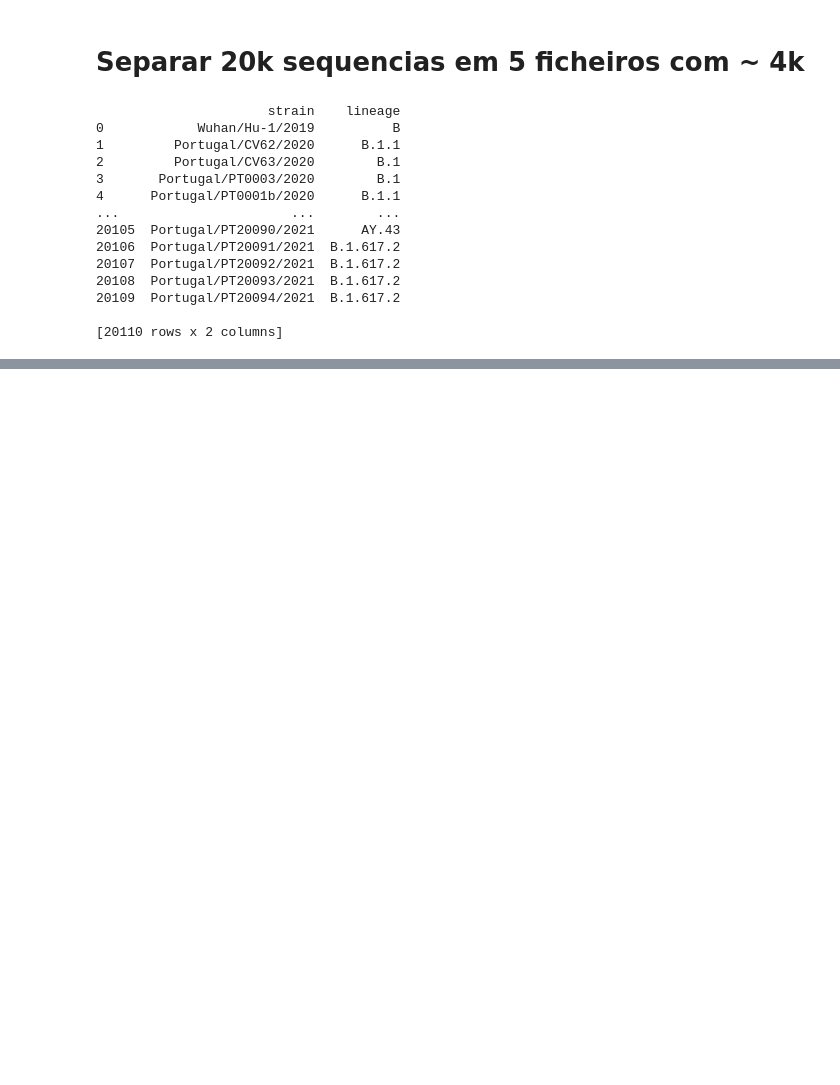
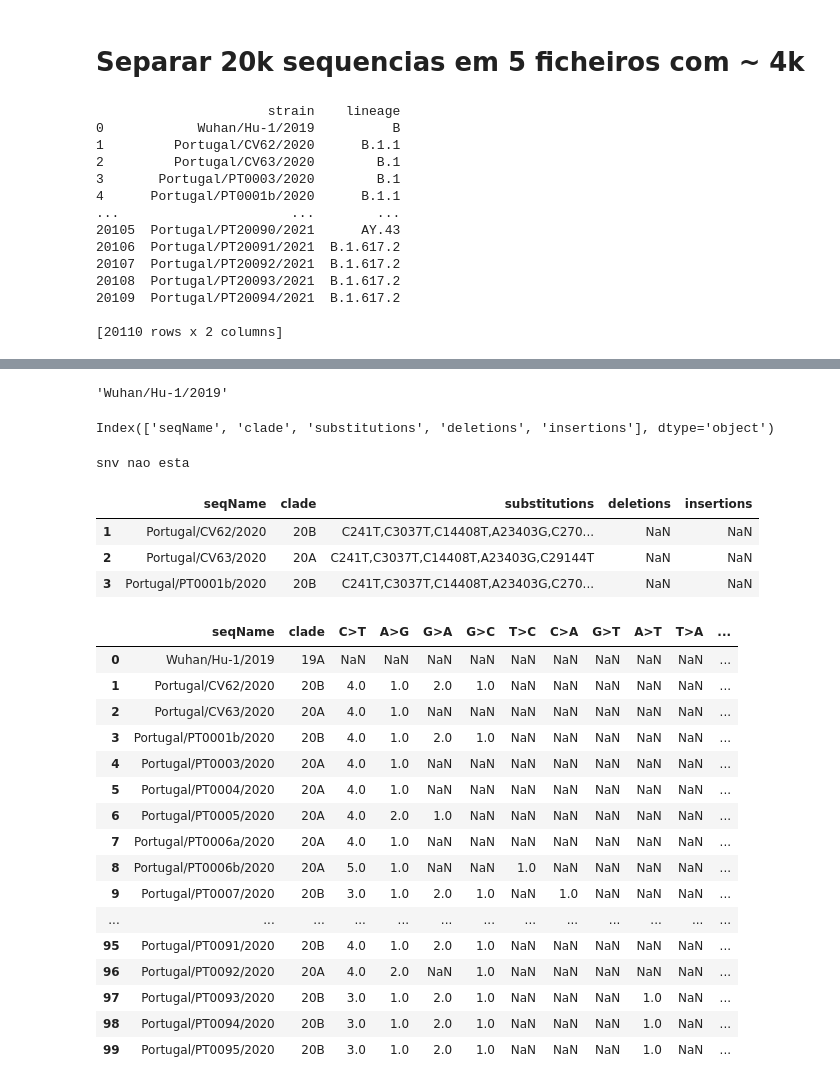
Before and after one commit to Rafael-Silva-Oliveira/FEM, a Jupyter notebook: Python/Dados.ipynb, the cells around one changed output, grey strips where cells are left out. Cells and saved outputs as stored; diff of their text form; code cells hidden in the pictures; blank space fills up the shorter version.

```diff
--- a/Python/Dados.ipynb
+++ b/Python/Dados.ipynb
@@ -307,0 +367,24 @@ for i in range(1,6):
+# %%
+pca_df.iloc[0]
+# %% [output]
+'Wuhan/Hu-1/2019'
+# %%
+final_df.columns[:]
+# %% [output]
+Index(['seqName', 'clade', 'substitutions', 'deletions', 'insertions'], dtype='object')
+# %%
+pca_df.columns[:]
+
+snv = "test"
+
+if snv not in pca_df.columns[:]:
+	pca_df.insert()
+# %% [output]
+snv nao esta
+# %%
+final_df.iloc[1:4]
+# %% [output]
+|  | seqName | clade | substitutions | deletions | insertions |
+| 1 | Portugal/CV62/2020 | 20B | C241T,C3037T,C14408T,A23403G,C270... | NaN | NaN |
+| 2 | Portugal/CV63/2020 | 20A | C241T,C3037T,C14408T,A23403G,C29144T | NaN | NaN |
+| 3 | Portugal/PT0001b/2020 | 20B | C241T,C3037T,C14408T,A23403G,C270... | NaN | NaN |
@@ -307,0 +397,53 @@ for i in range(1,6):
+# %%
+
+for line in range(1,len(final_df)): #len(final_df)
+	#print("Nova linha ########")
+
+	substitutions = final_df.iloc[line,2] #substitutions vai dando reset a medida que vao atribuindo novos valores. /TODO: posso tentar passar isto para lista e fazer o loop por elemento de lista em vez de usar split(",")
+	snv = [] #Criar nova lista por cada linha lida
+
+	#print(substitutions)
+	#print(line)
+
+	for content in substitutions.split(","):
+		reference = content[0] #Obter o 1º character (a referencia)
+		substitution = content[-1] #Obter o ultimo caracter (a substituiçao)
+		output = "{0}>{1}".format(reference,substitution)
+		pca_df
+		snv.append(output)
+		#print(snv)
+
+	d = dict() #criar dicionario para fazer as contagens
+	for key in snv:
+		d[key] = d.get(key,0) + 1
+	#print(d)
+
+	for key,value in d.items():
+		#print(key)
+		#print(value)
+		#if key not in pca_df.columns[:]:
+		#	pca_df.from_dict(d)
+		#print(line)
+		#print(key)
+		#print(value)
+		pca_df.loc[line, key] = value
+# %%
+pca_df.head(100)
+# %% [output]
+|  | seqName | clade | C>T | A>G | G>A | G>C | T>C | C>A | G>T | A>T | T>A | ... |
+| 0 | Wuhan/Hu-1/2019 | 19A | NaN | NaN | NaN | NaN | NaN | NaN | NaN | NaN | NaN | ... |
+| 1 | Portugal/CV62/2020 | 20B | 4.0 | 1.0 | 2.0 | 1.0 | NaN | NaN | NaN | NaN | NaN | ... |
+| 2 | Portugal/CV63/2020 | 20A | 4.0 | 1.0 | NaN | NaN | NaN | NaN | NaN | NaN | NaN | ... |
+| 3 | Portugal/PT0001b/2020 | 20B | 4.0 | 1.0 | 2.0 | 1.0 | NaN | NaN | NaN | NaN | NaN | ... |
+| 4 | Portugal/PT0003/2020 | 20A | 4.0 | 1.0 | NaN | NaN | NaN | NaN | NaN | NaN | NaN | ... |
+| 5 | Portugal/PT0004/2020 | 20A | 4.0 | 1.0 | NaN | NaN | NaN | NaN | NaN | NaN | NaN | ... |
+| 6 | Portugal/PT0005/2020 | 20A | 4.0 | 2.0 | 1.0 | NaN | NaN | NaN | NaN | NaN | NaN | ... |
+| 7 | Portugal/PT0006a/2020 | 20A | 4.0 | 1.0 | NaN | NaN | NaN | NaN | NaN | NaN | NaN | ... |
+| 8 | Portugal/PT0006b/2020 | 20A | 5.0 | 1.0 | NaN | NaN | 1.0 | NaN | NaN | NaN | NaN | ... |
+| 9 | Portugal/PT0007/2020 | 20B | 3.0 | 1.0 | 2.0 | 1.0 | NaN | 1.0 | NaN | NaN | NaN | ... |
+| ... | ... | ... | ... | ... | ... | ... | ... | ... | ... | ... | ... | ... |
+| 95 | Portugal/PT0091/2020 | 20B | 4.0 | 1.0 | 2.0 | 1.0 | NaN | NaN | NaN | NaN | NaN | ... |
+| 96 | Portugal/PT0092/2020 | 20A | 4.0 | 2.0 | NaN | 1.0 | NaN | NaN | NaN | NaN | NaN | ... |
+| 97 | Portugal/PT0093/2020 | 20B | 3.0 | 1.0 | 2.0 | 1.0 | NaN | NaN | NaN | 1.0 | NaN | ... |
+| 98 | Portugal/PT0094/2020 | 20B | 3.0 | 1.0 | 2.0 | 1.0 | NaN | NaN | NaN | 1.0 | NaN | ... |
+| 99 | Portugal/PT0095/2020 | 20B | 3.0 | 1.0 | 2.0 | 1.0 | NaN | NaN | NaN | 1.0 | NaN | ... |
```
Also changed, not shown: parts of 22 cells of this notebook.
